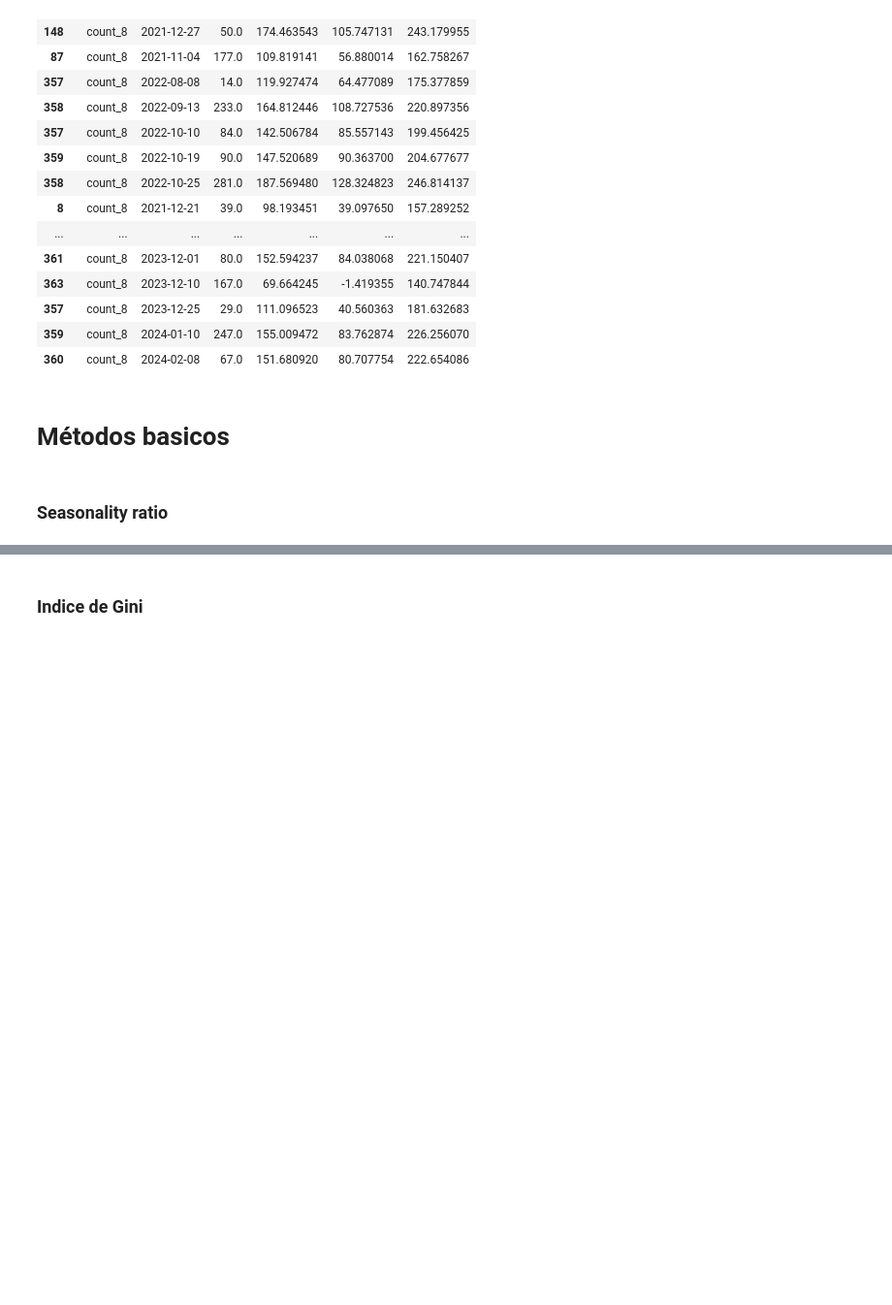
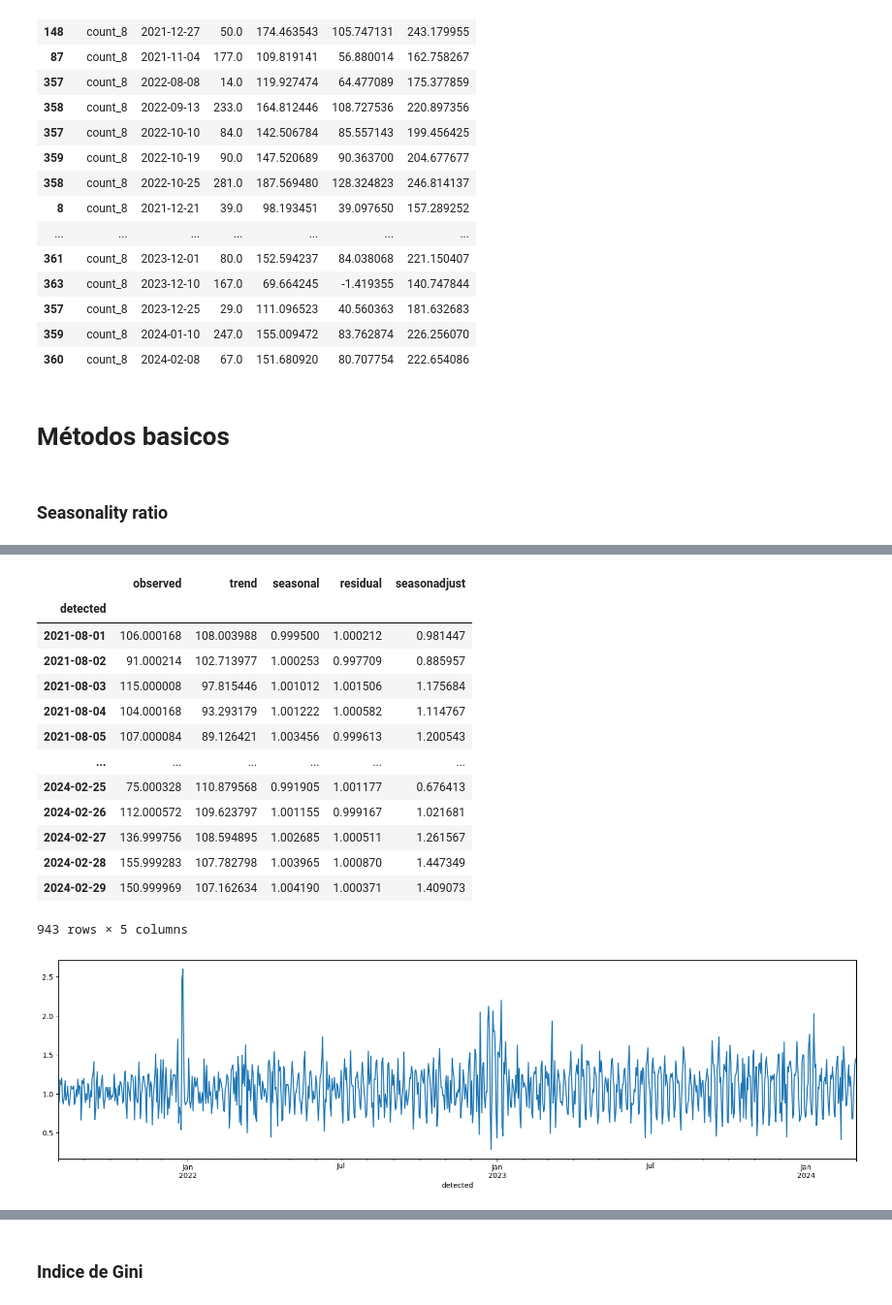
Before and after one commit to joanacarvalheiro/Seasonality, a Jupyter notebook: construcao_modelos/MSTL.ipynb, the cells around one changed output, grey strips where cells are left out. Shown: that part at 97% size. Saved outputs shown, nothing was run; the diff lists cells and outputs as text; code cells hidden in the pictures; blank space fills up the shorter version.

```diff
--- a/construcao_modelos/MSTL.ipynb
+++ b/construcao_modelos/MSTL.ipynb
@@ -785,0 +710,3 @@ Portanto, temos baixo uso no inverno. Uso médio a crescente na primavera e inic
+# %%
+best_lambda = boxcox_lambda(y, method='guerrero', season_length=7)
+best_lambda
@@ -785,0 +715,2 @@ Portanto, temos baixo uso no inverno. Uso médio a crescente na primavera e inic
+# %%
+y_boxcox = boxcox(y, best_lambda)
@@ -785,0 +737,12 @@ Portanto, temos baixo uso no inverno. Uso médio a crescente na primavera e inic
+# %%
+stl = STL(y_boxcox, period=7)
+decomp_stl = stl.fit()
+# %%
+df_decomp_stl = pd.DataFrame({
+    'observed': inv_boxcox(decomp_stl.observed, best_lambda),
+    'trend': inv_boxcox(decomp_stl.trend, best_lambda),
+    'seasonal': inv_boxcox(decomp_stl.seasonal, best_lambda),
+    'residual': inv_boxcox(decomp_stl.resid, best_lambda)
+}, index=df_corrigido_final.index)
+
+df_decomp_stl.head(15)
@@ -785,0 +767,21 @@ Portanto, temos baixo uso no inverno. Uso médio a crescente na primavera e inic
+# %%
+df_season_stl = df_decomp_stl.assign(seasonadjust = df_decomp_stl.observed / df_decomp_stl.trend)
+
+df_season_stl.seasonadjust.plot(figsize=(20,5));
+df_season_stl
+# %% [output]
+|  | observed | trend | seasonal | residual | seasonadjust |
+| detected |  |  |  |  |  |
+| 2021-08-01 | 106.000168 | 108.003988 | 0.999500 | 1.000212 | 0.981447 |
+| 2021-08-02 | 91.000214 | 102.713977 | 1.000253 | 0.997709 | 0.885957 |
+| 2021-08-03 | 115.000008 | 97.815446 | 1.001012 | 1.001506 | 1.175684 |
+| 2021-08-04 | 104.000168 | 93.293179 | 1.001222 | 1.000582 | 1.114767 |
+| 2021-08-05 | 107.000084 | 89.126421 | 1.003456 | 0.999613 | 1.200543 |
+| ... | ... | ... | ... | ... | ... |
+| 2024-02-25 | 75.000328 | 110.879568 | 0.991905 | 1.001177 | 0.676413 |
+| 2024-02-26 | 112.000572 | 109.623797 | 1.001155 | 0.999167 | 1.021681 |
+| 2024-02-27 | 136.999756 | 108.594895 | 1.002685 | 1.000511 | 1.261567 |
+| 2024-02-28 | 155.999283 | 107.782798 | 1.003965 | 1.000870 | 1.447349 |
+| 2024-02-29 | 150.999969 | 107.162634 | 1.004190 | 1.000371 | 1.409073 |
+943 rows × 5 columns
+[figure, added]
```
Also changed, not shown: parts of 19 cells of this notebook, 1 other file.
